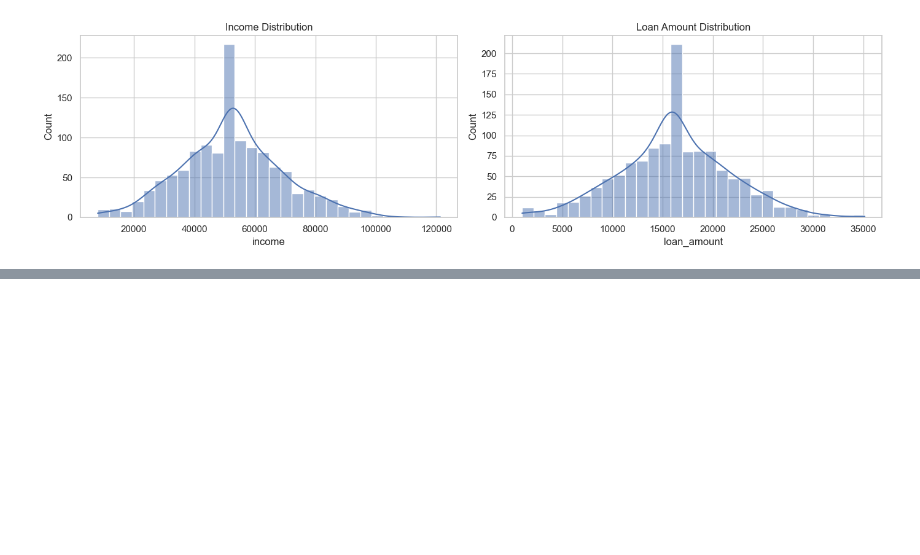
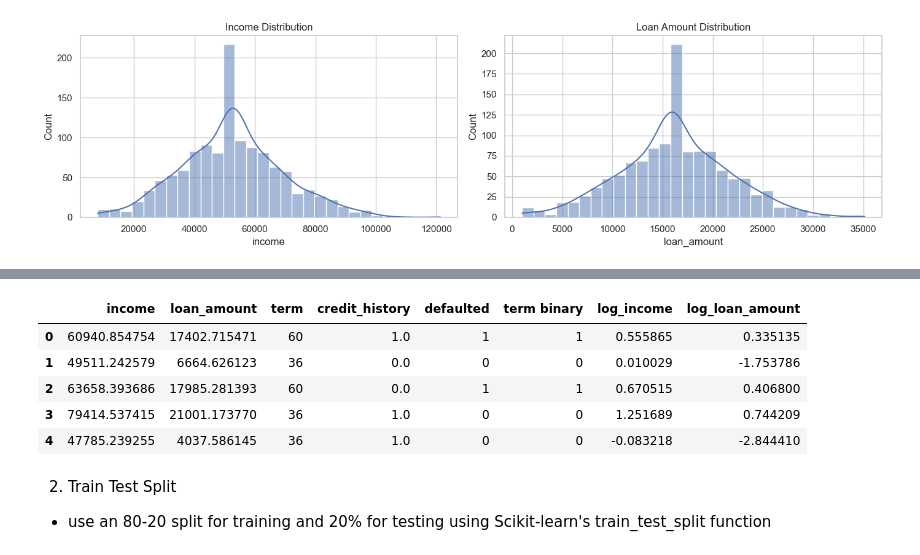
Before and after one commit to safiy-farooqi/credit-score-model, a Jupyter notebook: credit-score.ipynb, the cells around one changed output, grey strips where cells are left out. Saved outputs shown, nothing was run; the diff lists cells and outputs as text; code cells hidden in the pictures; blank space fills up the shorter version.

```diff
--- a/credit-score.ipynb
+++ b/credit-score.ipynb
@@ -102,0 +154,17 @@ plt.show()
+# %%
+from sklearn.preprocessing import StandardScaler
+scalar = StandardScaler()
+scale_features = ['log_income', 'log_loan_amount']
+
+df[scale_features] = scalar.fit_transform(df[scale_features])
+df.head()
+# %% [output]
+|  | income | loan_amount | term | credit_history | defaulted | term binary | log_income | log_loan_amount |
+| 0 | 60940.854754 | 17402.715471 | 60 | 1.0 | 1 | 1 | 0.555865 | 0.335135 |
+| 1 | 49511.242579 | 6664.626123 | 36 | 0.0 | 0 | 0 | 0.010029 | -1.753786 |
+| 2 | 63658.393686 | 17985.281393 | 60 | 0.0 | 1 | 1 | 0.670515 | 0.406800 |
+| 3 | 79414.537415 | 21001.173770 | 36 | 1.0 | 0 | 0 | 1.251689 | 0.744209 |
+| 4 | 47785.239255 | 4037.586145 | 36 | 1.0 | 0 | 0 | -0.083218 | -2.844410 |
+# %% [markdown]
+2. Train Test Split
+- use an 80-20 split for training and 20% for testing using Scikit-learn's train_test_split function
```
Also changed, not shown: parts of 17 cells of this notebook.
